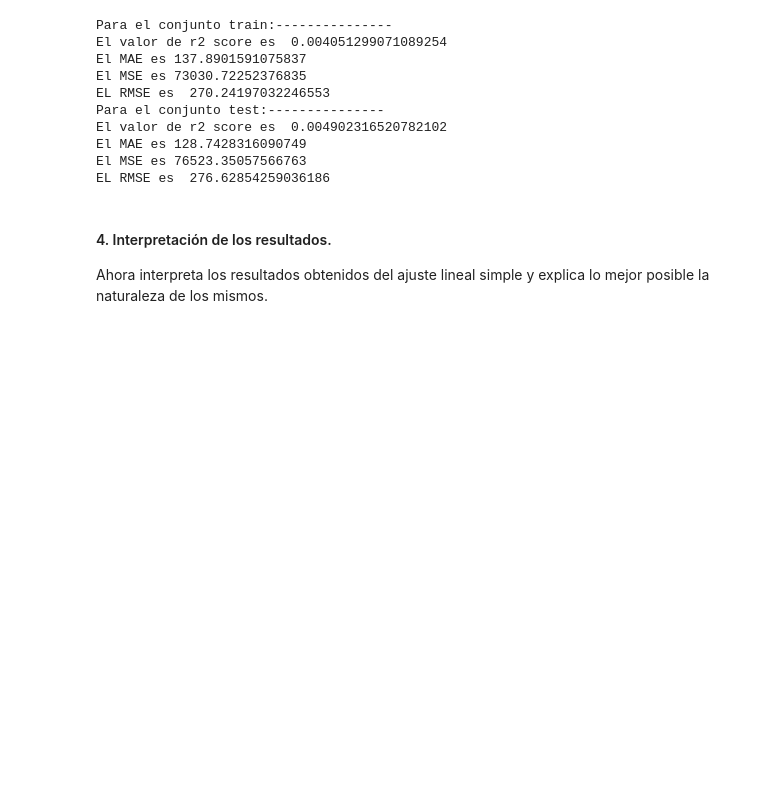
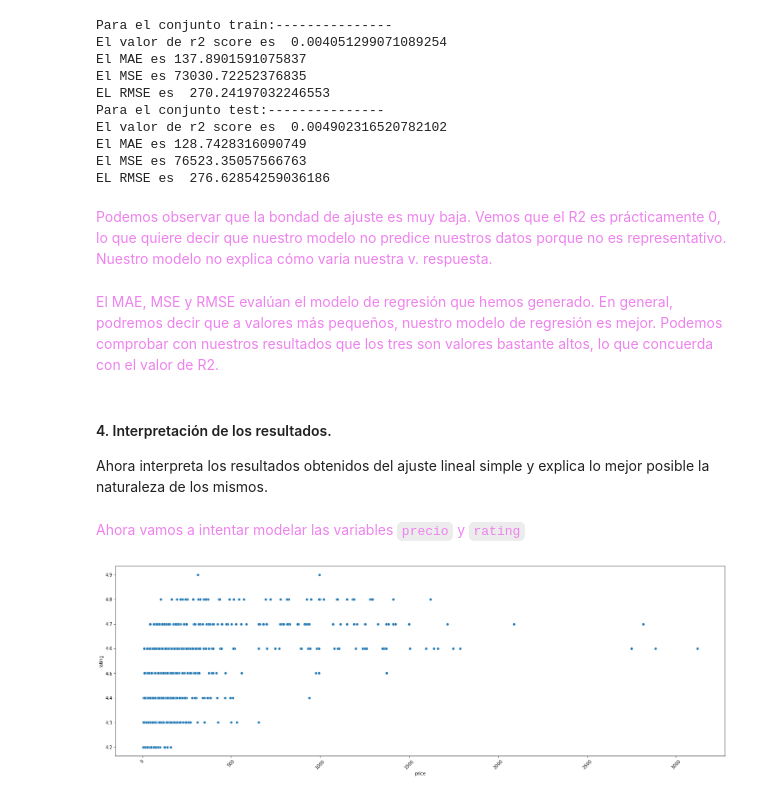
Before and after one commit to Adalab/DA-promo-A-module-3-pairprog-1-pair-3-Olivia-Laura, a Jupyter notebook: REGRESION/REGRESION_LINEAL_1/pair_regresion_lineal_1.ipynb, the cells around one changed output. Cells and saved outputs as stored; diff of their text form; code cells hidden in the pictures; blank space fills up the shorter version.

```diff
--- a/REGRESION/REGRESION_LINEAL_1/pair_regresion_lineal_1.ipynb
+++ b/REGRESION/REGRESION_LINEAL_1/pair_regresion_lineal_1.ipynb
@@ -267,6 +351,19 @@ El valor de r2 score es  0.004902316520782102
 El MAE es 128.7428316090749
 El MSE es 76523.35057566763
 EL RMSE es  276.62854259036186
+# %% [markdown]
+<font color='violet'>  Podemos observar que la bondad de ajuste es muy baja. Vemos que el R2 es prácticamente 0, lo que quiere decir que nuestro modelo no predice nuestros datos porque no es representativo. Nuestro modelo no explica cómo varia nuestra v. respuesta.
+# %% [markdown]
+<font color='violet'> El MAE, MSE y RMSE evalúan el modelo de regresión que hemos generado. En general, podremos decir que a valores más pequeños, nuestro modelo de regresión es mejor. Podemos comprobar con nuestros resultados que los tres son valores bastante altos, lo que concuerda con el valor de R2.
 # %% [markdown]
 #### 4. Interpretación de los resultados.
 Ahora interpreta los resultados obtenidos del ajuste lineal simple y explica lo mejor posible la naturaleza de los mismos.
+# %% [markdown]
+<font color='violet'> Ahora vamos a intentar modelar las variables `precio` y `rating`
+# %%
+fig_dims = (25, 8)
+fig, ax = plt.subplots(figsize=fig_dims)
+plt.xticks(rotation=45)
+sns.scatterplot(x="price", y = 'rating', data=vinos, palette="rocket");
+# %% [output]
+[figure, added]
```
Also changed, not shown: parts of 37 cells of this notebook.
